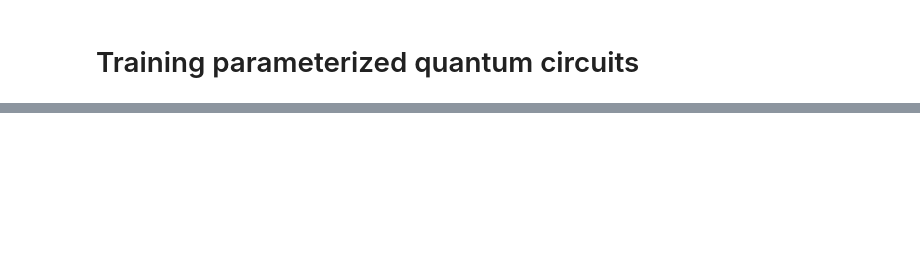
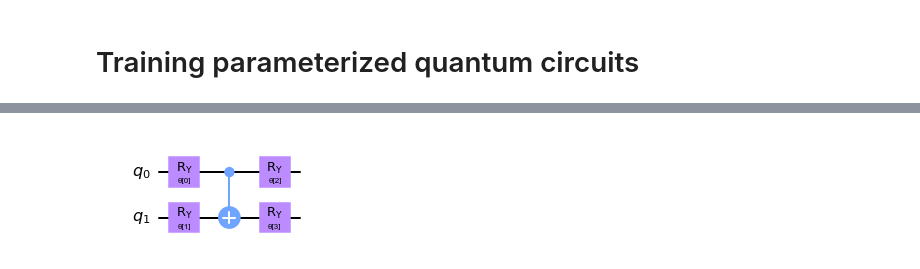
Before and after one commit to zlaabsi/quantum_ml, a Jupyter notebook: optimization/train_param_q_circuit.ipynb, the cells around one changed output, grey strips where cells are left out. Drawn from its saved outputs; the diff is of its cells as text; code cells hidden in the pictures; blank space fills up the shorter version.

```diff
--- a/optimization/train_param_q_circuit.ipynb
+++ b/optimization/train_param_q_circuit.ipynb
@@ -3,9 +9,13 @@
 # %%
+#%matplotlib inline
+
 from qiskit.circuit.library import RealAmplitudes
 
 ansatz = RealAmplitudes(num_qubits=2, reps=1,
                         entanglement='linear').decompose()
-ansatz.draw()
+ansatz.draw('mpl')
+# %% [output]
+[figure, added]
 # %%
 from qiskit.opflow import Z, I
 
```
Also changed, not shown: parts of 13 cells of this notebook, 1 other file.
